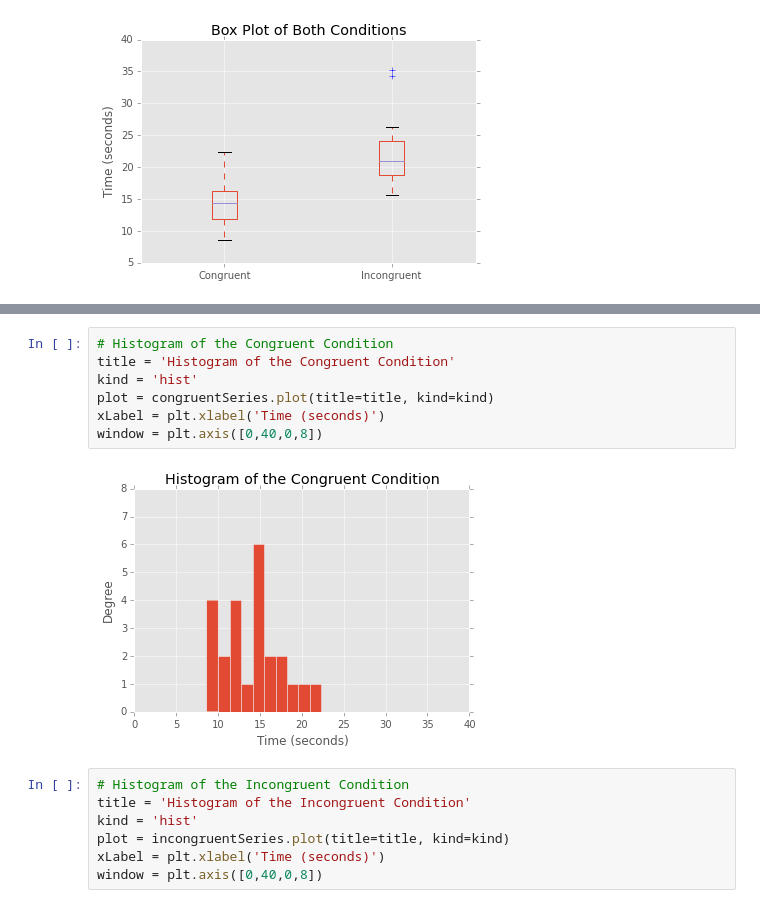
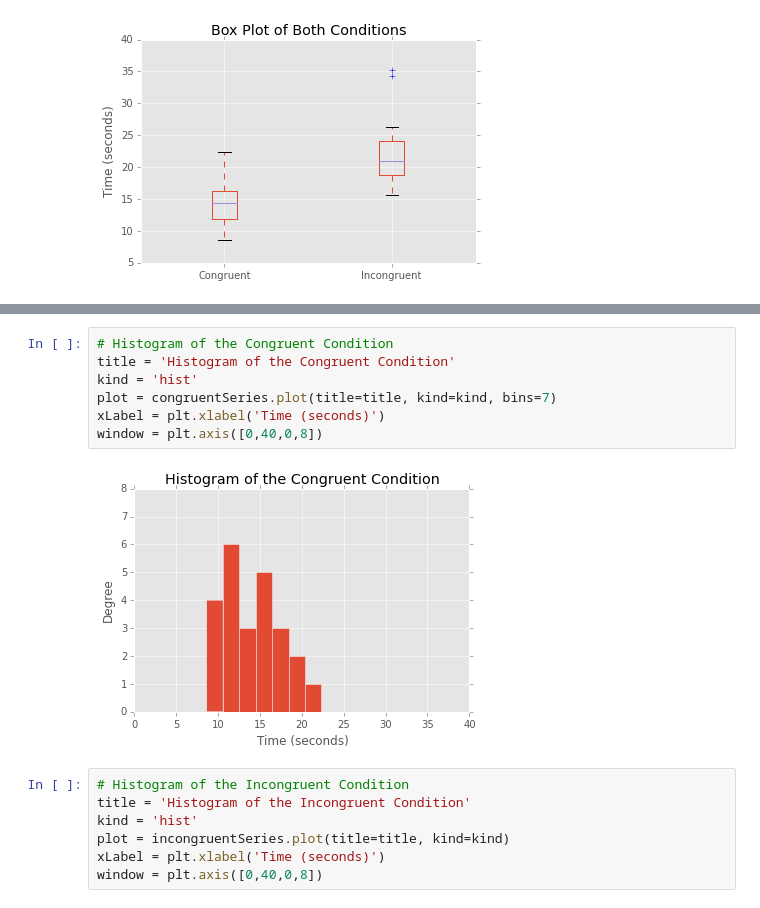
Before and after one commit to thrabchak/Udacity-Data-Analysis, a Jupyter notebook: P1 Stroop Effect/Data_Analyst_ND_Project1.ipynb, the cells around one changed output, grey strips where cells are left out. Drawn from its saved outputs; the diff is of its cells as text.

```diff
--- a/P1 Stroop Effect/Data_Analyst_ND_Project1.ipynb
+++ b/P1 Stroop Effect/Data_Analyst_ND_Project1.ipynb
@@ -89,12 +125,12 @@ ylabel = plt.ylabel('Time (seconds)')
 # %%
 # Histogram of the Congruent Condition
 title = 'Histogram of the Congruent Condition'
 kind = 'hist'
-plot = congruentSeries.plot(title=title, kind=kind)
+plot = congruentSeries.plot(title=title, kind=kind, bins=7)
 xLabel = plt.xlabel('Time (seconds)')
 window = plt.axis([0,40,0,8])
 # %% [output]
-[figure, old version]
+[figure, new version]
 # %%
 # Histogram of the Incongruent Condition
 title = 'Histogram of the Incongruent Condition'
```
Also changed, not shown: parts of 8 cells of this notebook.
